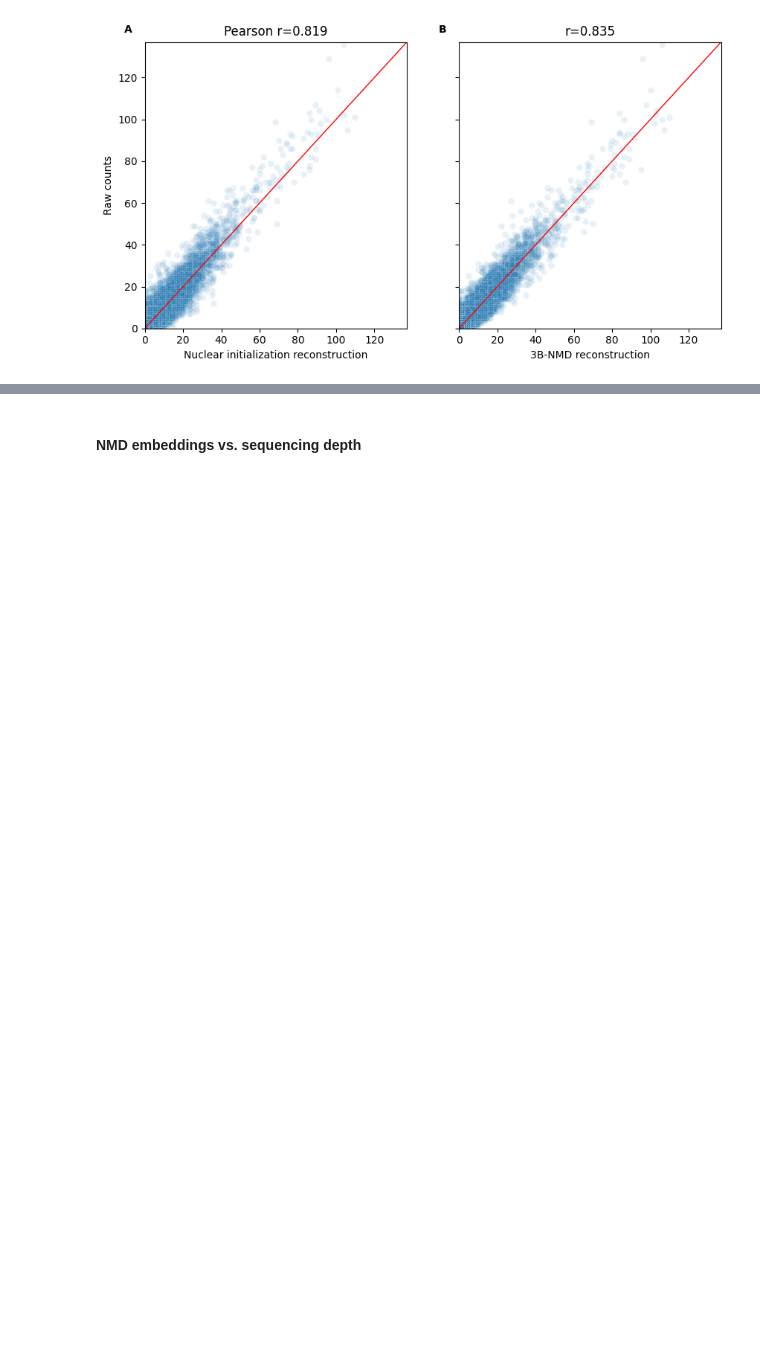
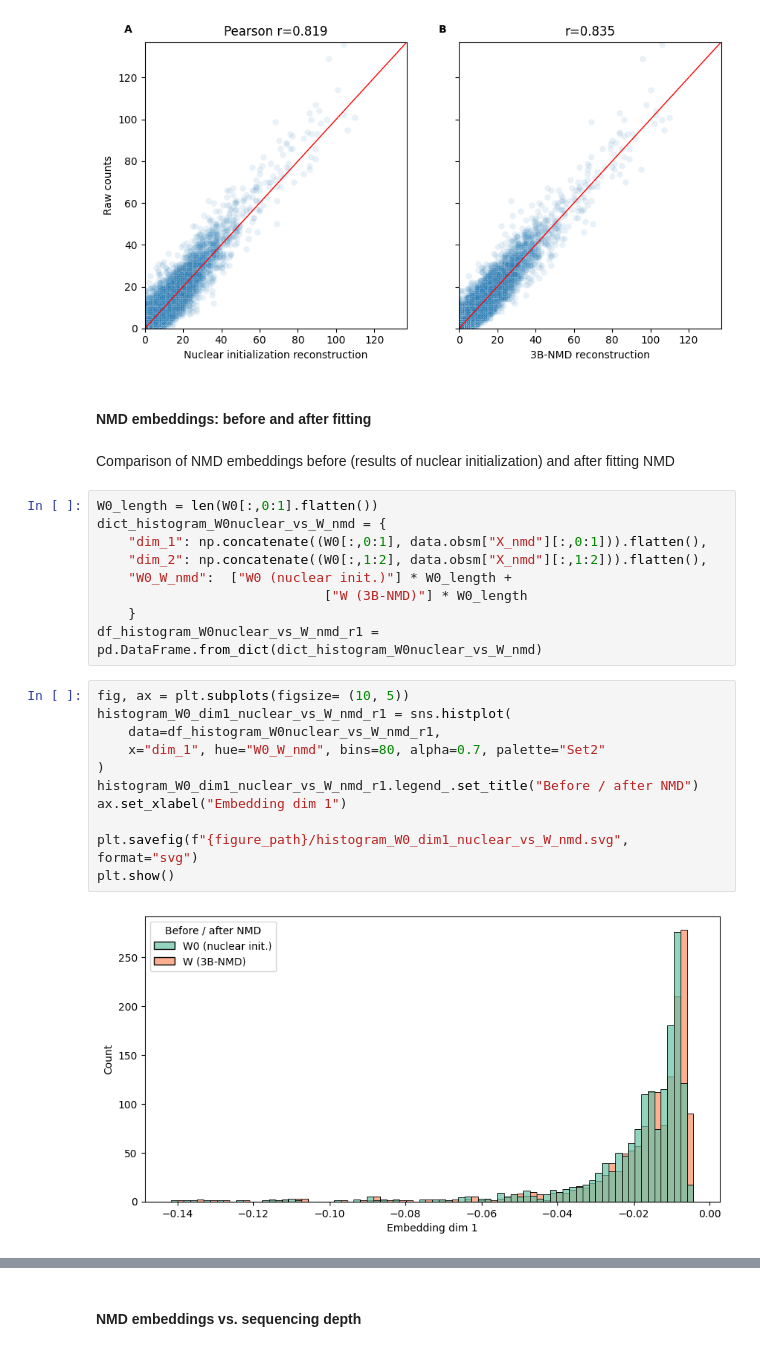
Before and after one commit to sfohr/msc_thesis, a Jupyter notebook: application/analysis/S3_NMD_vs_PCA_raw_counts.ipynb, the cells around one changed output, grey strips where cells are left out. Saved outputs shown, nothing was run; the diff lists cells and outputs as text; blank space fills up the shorter version.

```diff
--- a/application/analysis/S3_NMD_vs_PCA_raw_counts.ipynb
+++ b/application/analysis/S3_NMD_vs_PCA_raw_counts.ipynb
@@ -247,3 +249,29 @@ plt.savefig(f"{figure_path}/reconstruction_nuclear_init_vs_3bnmd.png", format="p
 plt.show()
 # %% [output]
 [figure]
+# %% [markdown]
+#### NMD embeddings: before and after fitting
+# %% [markdown]
+Comparison of NMD embeddings before (results of nuclear initialization) and after fitting NMD
+# %%
+W0_length = len(W0[:,0:1].flatten())
+dict_histogram_W0nuclear_vs_W_nmd = {
+    "dim_1": np.concatenate((W0[:,0:1], data.obsm["X_nmd"][:,0:1])).flatten(),
+    "dim_2": np.concatenate((W0[:,1:2], data.obsm["X_nmd"][:,1:2])).flatten(),
+    "W0_W_nmd":  ["W0 (nuclear init.)"] * W0_length +
+                             ["W (3B-NMD)"] * W0_length
+    }
+df_histogram_W0nuclear_vs_W_nmd_r1 = pd.DataFrame.from_dict(dict_histogram_W0nuclear_vs_W_nmd)
+# %%
+fig, ax = plt.subplots(figsize= (10, 5))
+histogram_W0_dim1_nuclear_vs_W_nmd_r1 = sns.histplot(
+    data=df_histogram_W0nuclear_vs_W_nmd_r1,
+    x="dim_1", hue="W0_W_nmd", bins=80, alpha=0.7, palette="Set2"
+)
+histogram_W0_dim1_nuclear_vs_W_nmd_r1.legend_.set_title("Before / after NMD")
+ax.set_xlabel("Embedding dim 1")
+
+plt.savefig(f"{figure_path}/histogram_W0_dim1_nuclear_vs_W_nmd.svg", format="svg")
+plt.show()
+# %% [output]
+[figure, added]
```
Also changed, not shown: parts of 26 cells of this notebook, 1 other file.
